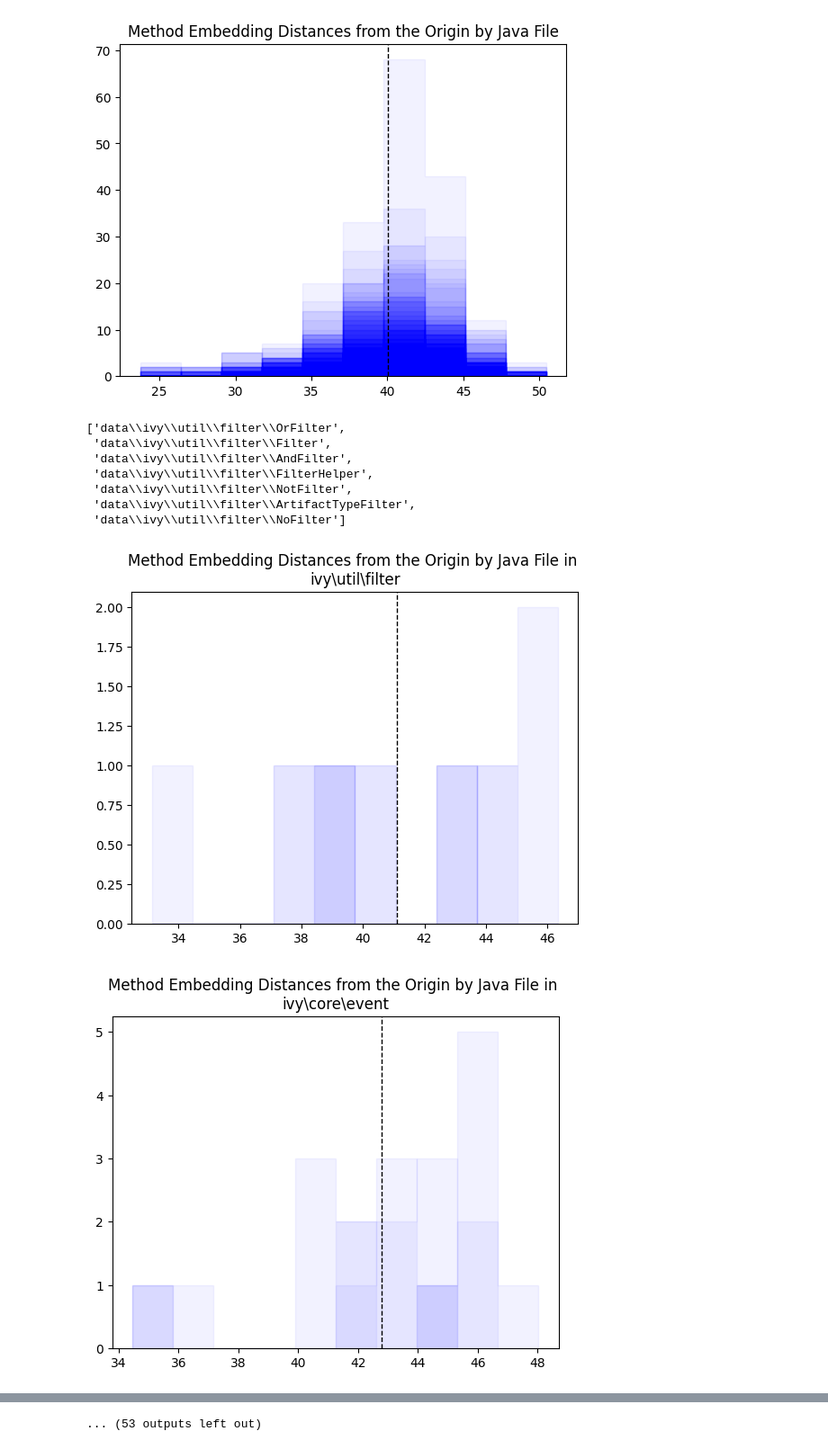
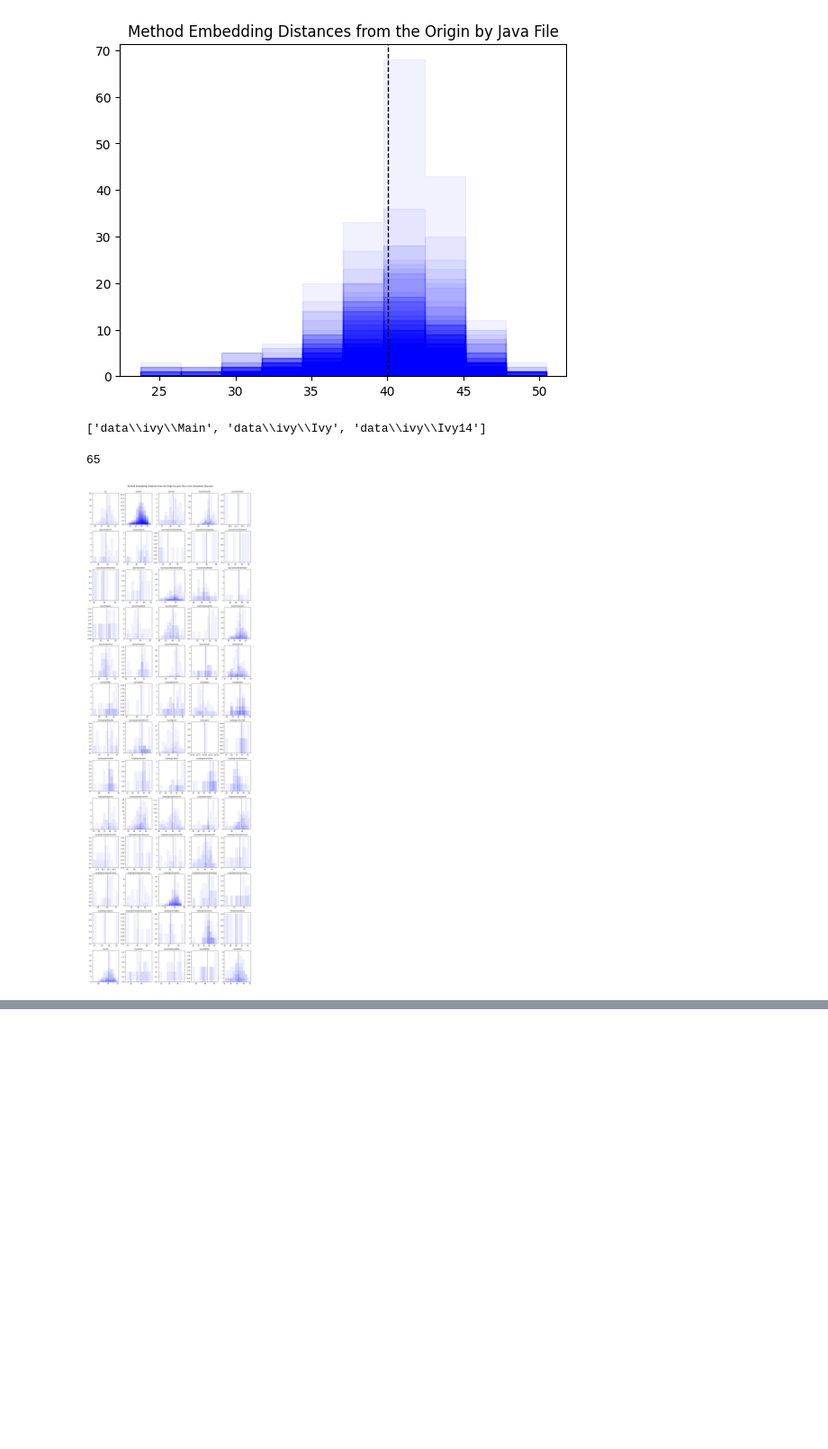
Before and after one commit to CynthiaTheGriffin/topology_project, a Jupyter notebook: AnalyticalEngineering1.ipynb, the cells around one changed output, grey strips where cells are left out. Shown at 90% size. Drawn from its saved outputs; the diff is of its cells as text; code cells hidden in the pictures; blank space fills up the shorter version.

```diff
--- a/AnalyticalEngineering1.ipynb
+++ b/AnalyticalEngineering1.ipynb
@@ -135,10 +135,12 @@ def paths_to_data(paths:Iterable[str], to_ndarray:bool = False) -> dict:
 # List of all directories to folders of JSON files
 # These are the Java files in the original codebase
 java_files = list(set(['\\'.join(dir.split('\\')[:-1]) for dir in glob.glob("data\\**\\*.json", recursive=True)]))
+java_files = sorted(java_files)
 # %%
 # List of all directories to folders of folders of JSON files
 # These are the folders in the original codebase
 folders = list(set(['\\'.join(dir.split('\\')[:-1]) for dir in java_files]))
+folders = sorted(folders)
 # %% [markdown]
 ### Class, Method, and Token Total Counts
 # %%
@@ -171,7 +173,7 @@ def create_data_sets(dirs, levels):
     return data_sets
 
 
-def show_dists_from_origin(embed_sets):
+def show_dists_from_origin(embed_sets, ax=None):
     origin = np.zeros((768)) # All embeddings consist of 768 values
 
     # Run through every set of embeddings
@@ -183,12 +185,18 @@ def show_dists_from_origin(embed_sets):
 
         dists = cdist(embeds, [origin]).reshape(-1)
         dist_sets.append(dists)
-    fig = plt.hist(dist_sets, histtype='step', color=['blue']*len(dist_sets), fill=True, alpha=0.05)
 
     # Show average of all distances
     avg = np.mean([dist for dists in dist_sets for dist in dists])
-    plt.axvline(avg, color='k', linestyle='dashed', linewidth=1)
-    return fig
+
+    if ax == None:
+        fig = plt.hist(dist_sets, histtype='step', color=['blue']*len(dist_sets), fill=True, alpha=0.05)
+        plt.axvline(avg, color='k', linestyle='dashed', linewidth=1)
+        return fig
+    else:
+        ax.hist(dist_sets, histtype='step', color=['blue']*len(dist_sets), fill=True, alpha=0.05)
+        ax.axvline(avg, color='k', linestyle='dashed', linewidth=1)
+        return
 # %%
 # Get class embeddings by the Java files from which they're derived
 class_datasets = create_data_sets(dirs=java_files, levels=['class'])
@@ -217,22 +225,28 @@ for dir in folders:
 
 folder_sets[0]
 # %% [output]
-['data\\ivy\\util\\filter\\OrFilter',
- 'data\\ivy\\util\\filter\\Filter',
- 'data\\ivy\\util\\filter\\AndFilter',
- 'data\\ivy\\util\\filter\\FilterHelper',
- 'data\\ivy\\util\\filter\\NotFilter',
- 'data\\ivy\\util\\filter\\ArtifactTypeFilter',
- 'data\\ivy\\util\\filter\\NoFilter']
+['data\\ivy\\Main', 'data\\ivy\\Ivy', 'data\\ivy\\Ivy14']
+# %%
+n = len(folders)
+n
+# %% [output]
+65
 # %%
 to_data = 'data'
+
+fig, ax = plt.subplots(nrows=int(n/5), ncols=5)
+fig.set_figwidth(14)
+fig.set_figheight(14*3)
+ax_reshaped = ax.reshape(-1)
 
 for i, java in enumerate(folder_sets):
     folder_method_datasets = create_data_sets(dirs=java, levels=['method'])
 
-    show_dists_from_origin([data['embeds'] for data in folder_method_datasets])
-    plt.title(f"Method Embedding Distances from the Origin by Java File in \n{folders[i][len(to_data)+1 :]}")
-    plt.show()
+    show_dists_from_origin([data['embeds'] for data in folder_method_datasets], ax=ax_reshaped[i])
+    ax_reshaped[i].set_title(folders[i][len(to_data)+1 :], fontsize=10)
+
+fig.suptitle("Method Embedding Distances from the Origin by Java Files in the Immediate Directory", y=1)
+fig.tight_layout()
+plt.show()
 # %% [output]
-[figure, old version]
+[figure, new version]
-[figure, removed]
@@ -249 +252,0 @@ for i, java in enumerate(folder_sets):
-... (53 outputs left out)
```
Also changed, not shown: parts of 1 cell of this notebook.
